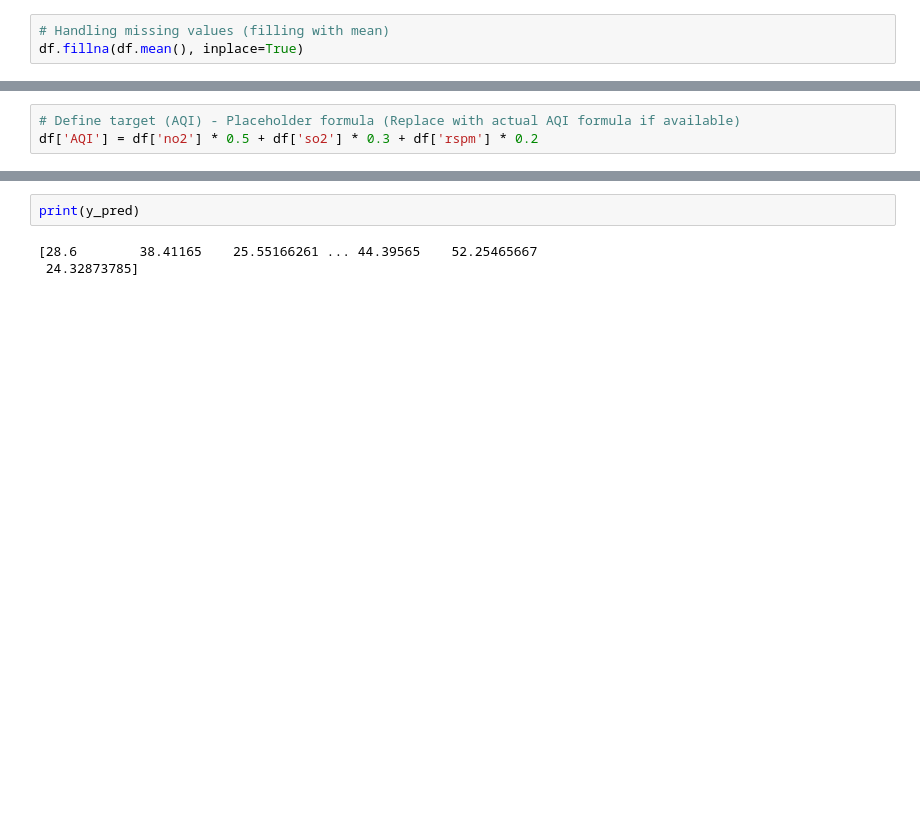
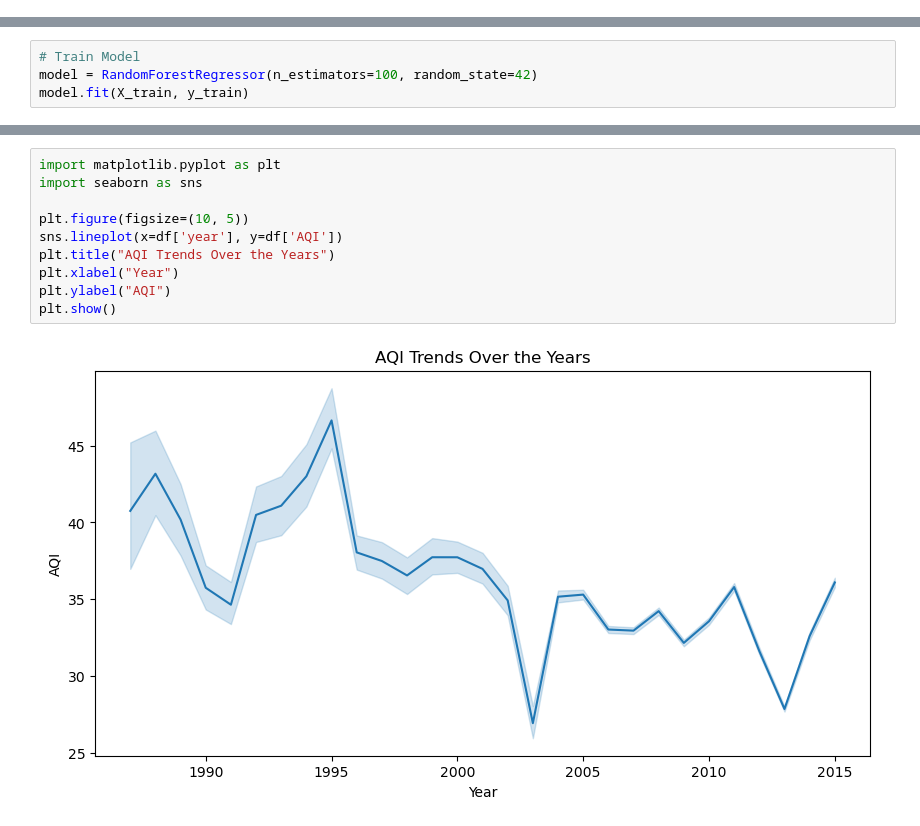
Before and after one commit to Temp1sachin/TrainIT, a Jupyter notebook: notebook/aqi.ipynb, the cells around one changed output, grey strips where cells are left out. Drawn from its saved outputs; the diff is of its cells as text; blank space fills up the shorter version.

```diff
--- a/notebook/aqi.ipynb
+++ b/notebook/aqi.ipynb
@@ -34,4 +54 @@ df = df[cols]
-# %%
-# Handling missing values (filling with mean)
-df.fillna(df.mean(), inplace=True)
 # %%
@@ -46,3 +57,4 @@ df.head()
 # %%
-# Define target (AQI) - Placeholder formula (Replace with actual AQI formula if available)
-df['AQI'] = df['no2'] * 0.5 + df['so2'] * 0.3 + df['rspm'] * 0.2
+# Train Model
+model = RandomForestRegressor(n_estimators=100, random_state=42)
+model.fit(X_train, y_train)
@@ -78,6 +134,13 @@ y_pred = model.predict(X_test)
 # %%
-print(y_pred)
+import matplotlib.pyplot as plt
+import seaborn as sns
+
+plt.figure(figsize=(10, 5))
+sns.lineplot(x=df['year'], y=df['AQI'])
+plt.title("AQI Trends Over the Years")
+plt.xlabel("Year")
+plt.ylabel("AQI")
+plt.show()
 # %% [output]
-[28.6        38.41165    25.55166261 ... 44.39565    52.25465667
- 24.32873785]
+[figure, added]
 # %%
```
Also changed, not shown: parts of 18 cells of this notebook, 2 other files.
